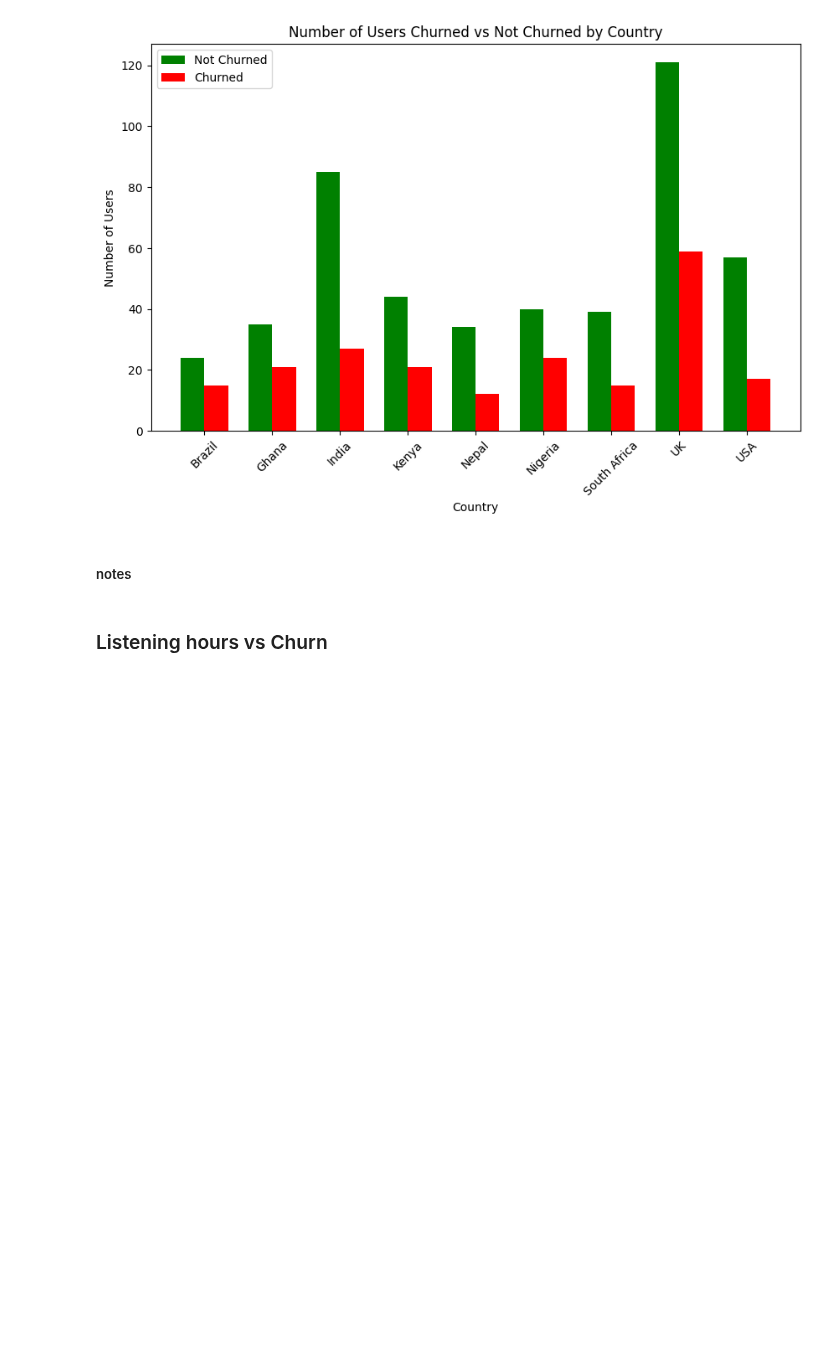
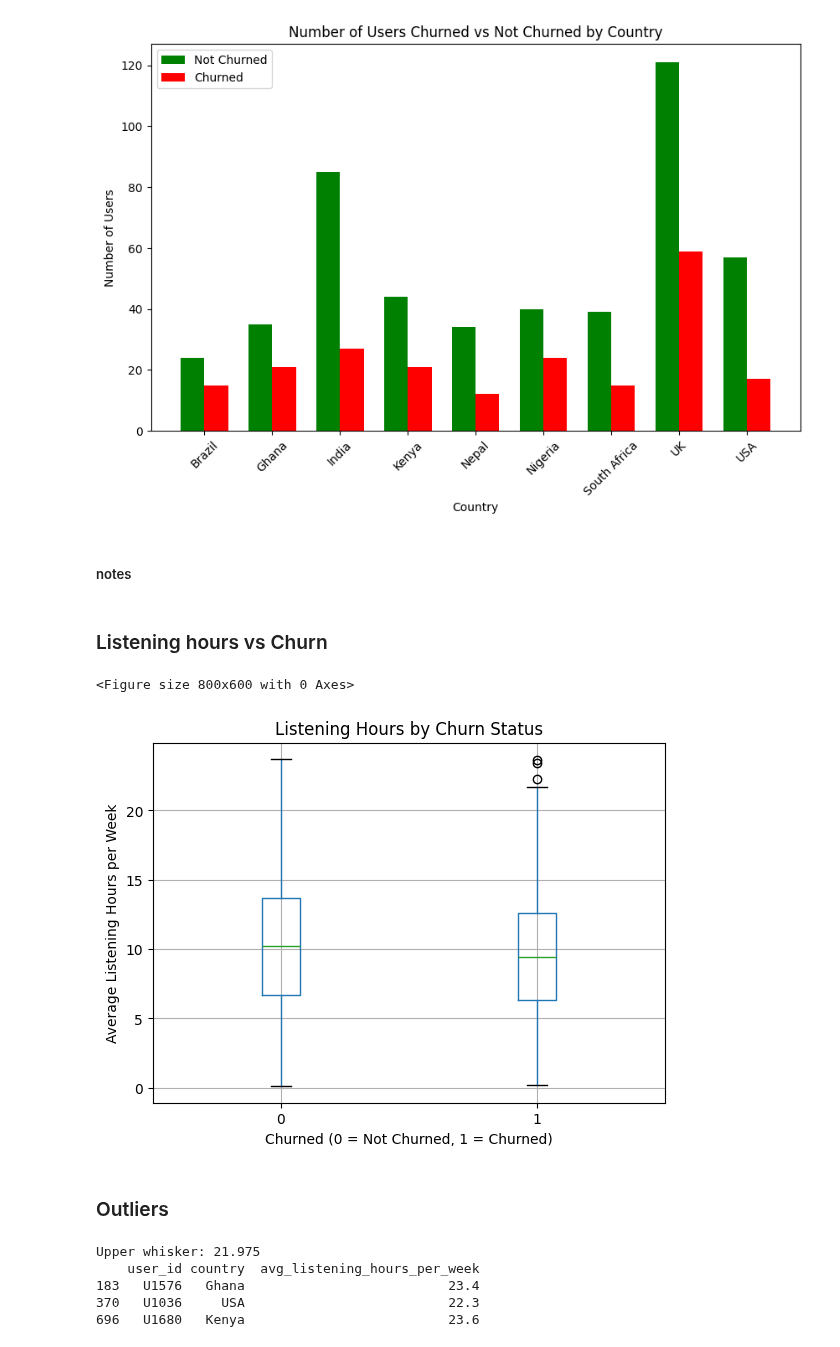
Before and after one commit to ice-alt/PortfolioProjects, a Jupyter notebook: DataWave Music/DataWave_Music_Analysis.ipynb, the cells around one changed output. Drawn from its saved outputs; the diff is of its cells as text; code cells hidden in the pictures; blank space fills up the shorter version.

Commit message:
listening hours and churn

```diff
--- a/DataWave Music/DataWave_Music_Analysis.ipynb
+++ b/DataWave Music/DataWave_Music_Analysis.ipynb
@@ -796,3 +796,44 @@ plt.show()
 ##### notes
 # %% [markdown]
 ### Listening hours vs Churn
+# %%
+
+
+
+plt.figure(figsize=(8,6))
+cleaned_datawave_df.boxplot(column='avg_listening_hours_per_week', by='churned')
+
+plt.xlabel("Churned (0 = Not Churned, 1 = Churned)")
+plt.ylabel("Average Listening Hours per Week")
+plt.title("Listening Hours by Churn Status")
+plt.suptitle("")  # removes default title
+plt.show()
+# %% [output]
+<Figure size 800x600 with 0 Axes>
+[figure, added]
+# %% [markdown]
+### Outliers
+# %%
+# Filter only churned users
+churned_users = cleaned_datawave_df[cleaned_datawave_df['churned'] == 1]
+
+# Calculate Q1, Q3, IQR for listening hours
+Q1 = churned_users['avg_listening_hours_per_week'].quantile(0.25)
+Q3 = churned_users['avg_listening_hours_per_week'].quantile(0.75)
+IQR = Q3 - Q1
+
+upper_whisker = Q3 + 1.5 * IQR
+print("Upper whisker:", upper_whisker)
+
+
+# Filter users above upper whisker
+outliers = churned_users[churned_users['avg_listening_hours_per_week'] > upper_whisker]
+
+# Display relevant info
+print(outliers[['user_id', 'country', 'avg_listening_hours_per_week']])
+# %% [output]
+Upper whisker: 21.975
+    user_id country  avg_listening_hours_per_week
+183   U1576   Ghana                          23.4
+370   U1036     USA                          22.3
+696   U1680   Kenya                          23.6
```
Also changed, not shown: parts of 1 cell of this notebook.
